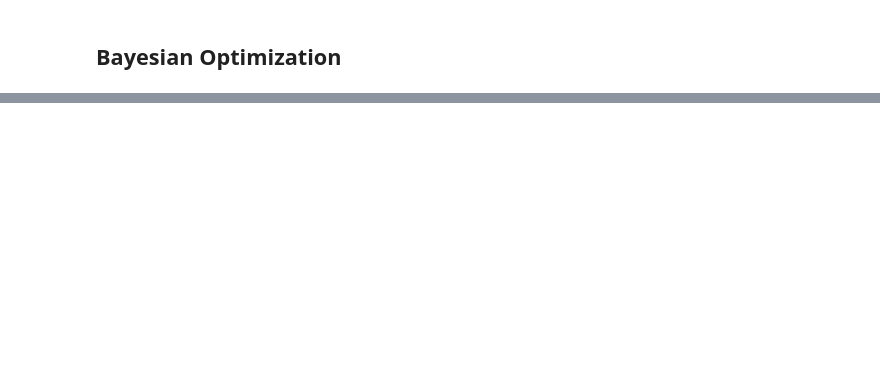
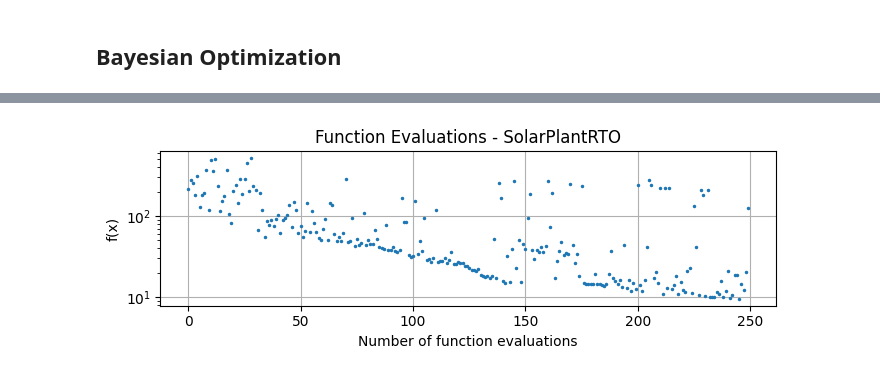
Before and after one commit to billtubbs/opt-problems, a Jupyter notebook: Demo-Solar-Plant-Problem.ipynb, the cells around one changed output, grey strips where cells are left out. Saved outputs shown, nothing was run; the diff lists cells and outputs as text; code cells hidden in the pictures; blank space fills up the shorter version.

Commit message:
Solar Plant optimization class

```diff
--- a/Demo-Solar-Plant-Problem.ipynb
+++ b/Demo-Solar-Plant-Problem.ipynb
@@ -42,6 +122,13 @@ problem_name = 'solar_plant_rto'
 excel_filename = 'Solar Plant Optimization of N-Pumps I-O 2025-08-29.xlsm'
 filepath = os.path.join(os.getcwd(), problems_dir, problem_name, excel_filename)
 
-# Check if file exists
-if not os.path.exists(filepath):
-    raise FileNotFoundError(f"Excel file not found: {filepath}")
+with SolarPlantRTO(filepath) as problem:
+    sol = solve_problem_with_optimizer(
+        problem,
+        lpfgopt.minimize,
+        problem.bounds,
+        points=15*5,
+        maxit=250,
+        tol=0.01
+    )
+sol.status, sol.message
@@ -214,19 +137,3 @@ with SolarPlantRTO(filepath) as problem:
-# %%
-# Path to Excel file
-problems_dir = 'problems'
-problem_name = 'solar_plant_rto'
-excel_filename = 'Solar Plant Optimization of N-Pumps I-O 2025-08-29.xlsm'
-filepath = os.path.join(os.getcwd(), problems_dir, problem_name, excel_filename)
-
-with SolarPlantRTO(filepath) as problem:
-    sol = solve_problem_with_optimizer(
-        problem,
-        lpfgopt.minimize,
-        problem.bounds,
-        points=15*5,
-        maxit=2,
-        tol=0.01
-    )
 # %%
 with problem as p:
     function_evaluations_plot(p)
@@ -244,5 +172,5 @@ f_best, x_best
 # %%
-with SolarPlantRTO(filepath) as problem:
+with SolarPlantRTO() as problem:
     sol = solve_problem_with_optimizer(
         problem,
         scipy.optimize.minimize,
@@ -251,3 +179,4 @@ with SolarPlantRTO(filepath) as problem:
         tol=0.01,
         options={'maxiter': 500}
     )
+sol.status, sol.message
@@ -283,0 +215,10 @@ res
+# %%
+with SolarPlantRTO() as problem:
+    sol = solve_problem_with_optimizer(
+        problem,
+        skopt.gp_minimize,
+        dimensions=problem.bounds,
+        n_calls=250,
+        noise=0.0,
+        n_initial_points=30
+    )
@@ -288,4 +246,7 @@ problem.best_guess
 # %%
-function_evaluations_plot(problem, markersize=5, linestyle='-')
+with problem as p:
+    function_evaluations_plot(p)
 plt.tight_layout()
 plt.show()
+# %% [output]
+[figure, added]
```
Also changed, not shown: parts of 27 cells of this notebook, 5 other files.
